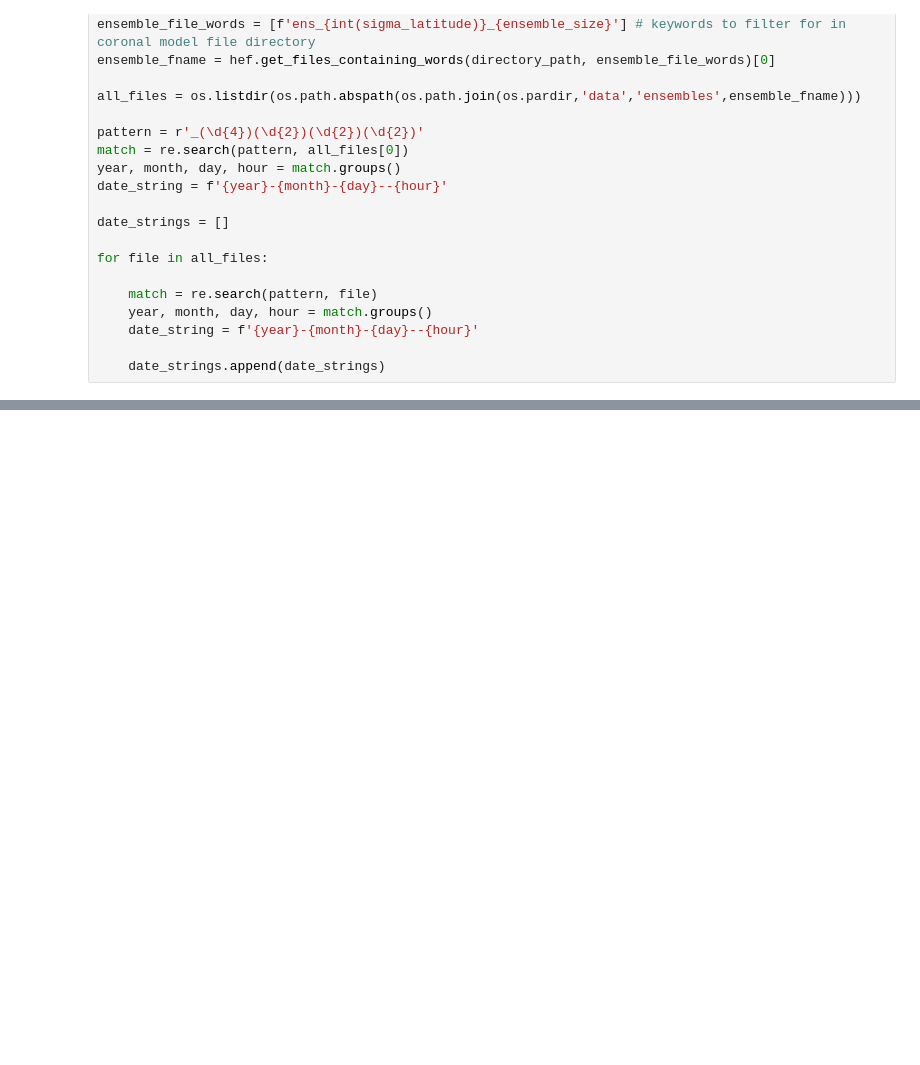
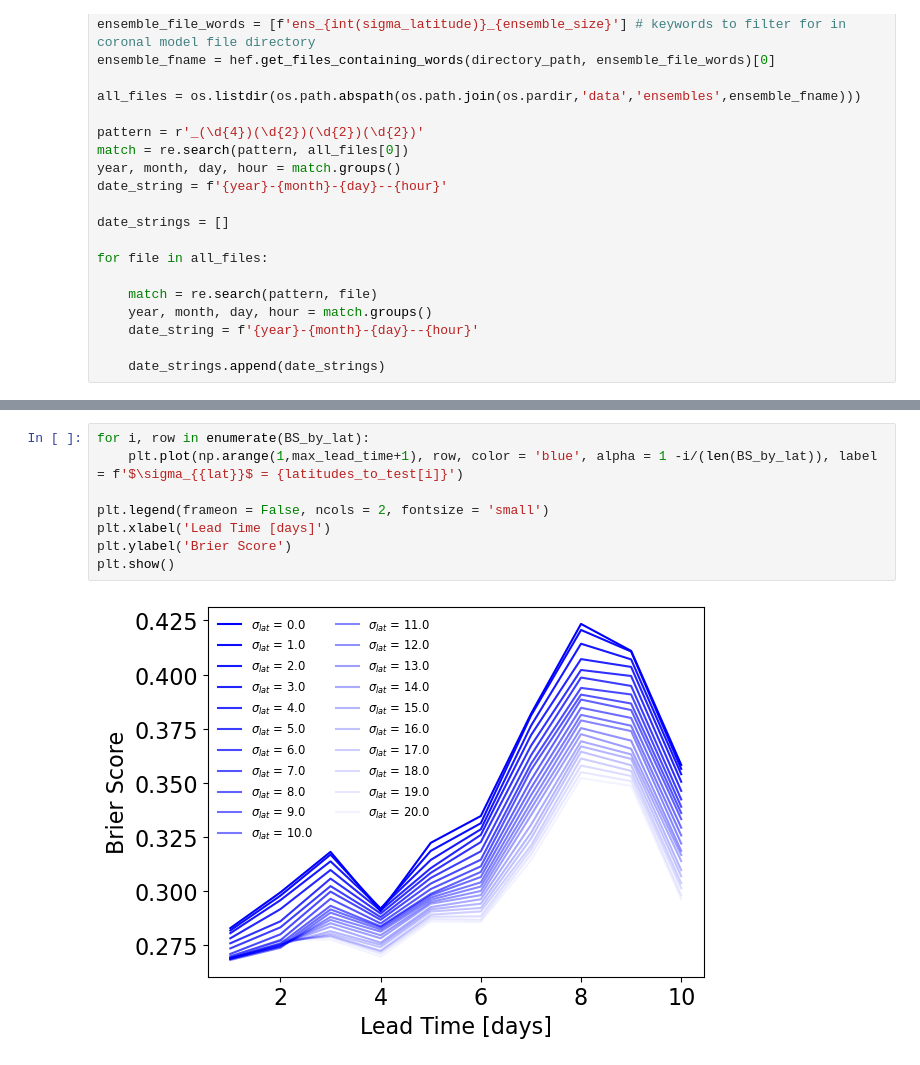
Before and after one commit to NathanielInatimi/WSA_calibration, a Jupyter notebook: code/WSA_calibration.ipynb, the cells around one changed output, grey strips where cells are left out. Saved outputs shown, nothing was run; the diff lists cells and outputs as text; blank space fills up the shorter version.

```diff
--- a/code/WSA_calibration.ipynb
+++ b/code/WSA_calibration.ipynb
@@ -457,4 +488,14 @@ for sigma_latitude in latitudes_to_test:
 
     BS_by_lat.append(BS_by_leadtime)
         #hit_rate, false_alarm_rate = zip(*roc_curve)
+# %%
+for i, row in enumerate(BS_by_lat):
+    plt.plot(np.arange(1,max_lead_time+1), row, color = 'blue', alpha = 1 -i/(len(BS_by_lat)), label = f'$\sigma_{{lat}}$ = {latitudes_to_test[i]}')
+
+plt.legend(frameon = False, ncols = 2, fontsize = 'small')
+plt.xlabel('Lead Time [days]')
+plt.ylabel('Brier Score')
+plt.show()
+# %% [output]
+[figure, added]
 # %%
```
Also changed, not shown: parts of 21 cells of this notebook, 6 other files.
